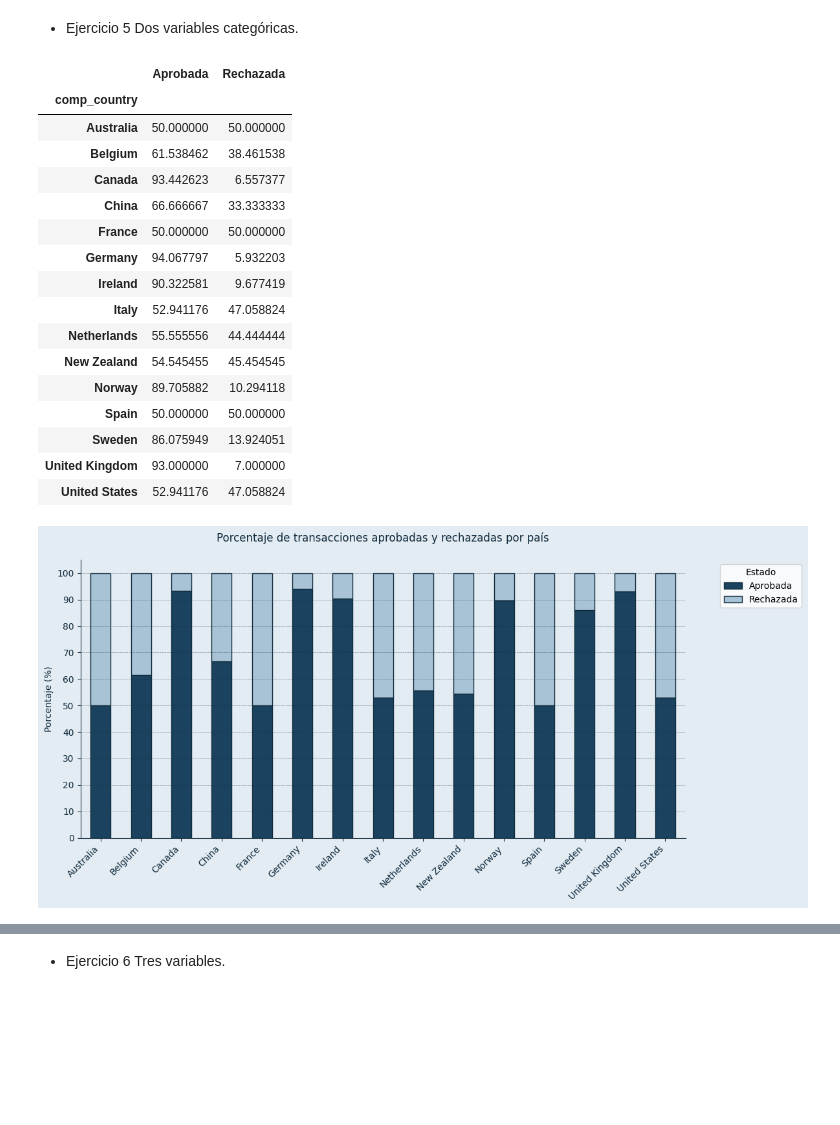
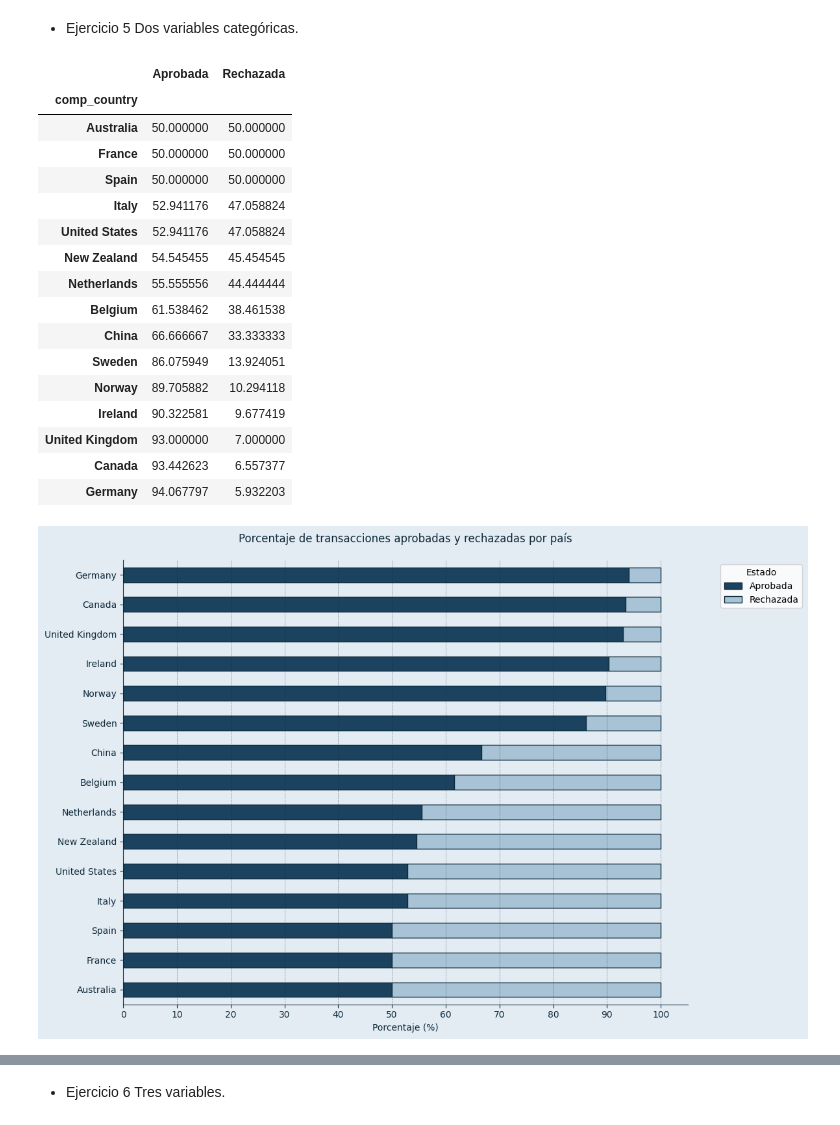
Before and after one commit to ingridtp/itacademy, a Jupyter notebook: Sprint 8/Sprint8.ipynb, the cells around one changed output, grey strips where cells are left out. Cells and saved outputs as stored; diff of their text form; code cells hidden in the pictures; blank space fills up the shorter version.

```diff
--- a/Sprint 8/Sprint8.ipynb
+++ b/Sprint 8/Sprint8.ipynb
@@ -497,50 +560,49 @@ df_tran_pais = df_transaction.merge(df_company[["comp_id", "comp_country"]], on=
 df_tran_x_pais = df_tran_pais.groupby(["comp_country", "tran_decline"]).size().unstack(fill_value=0)
 df_tran_x_pais_pct = df_tran_x_pais.div(df_tran_x_pais.sum(axis=1), axis=0) * 100
 df_tran_x_pais_pct.columns = ["Aprobada", "Rechazada"]
+df_tran_x_pais_pct = df_tran_x_pais_pct.sort_values("Aprobada", ascending=True)
 df_tran_x_pais_pct
 # %% [output]
 |  | Aprobada | Rechazada |
 | comp_country |  |  |
 | Australia | 50.000000 | 50.000000 |
+| France | 50.000000 | 50.000000 |
+| Spain | 50.000000 | 50.000000 |
+| Italy | 52.941176 | 47.058824 |
+| United States | 52.941176 | 47.058824 |
+| New Zealand | 54.545455 | 45.454545 |
+| Netherlands | 55.555556 | 44.444444 |
 | Belgium | 61.538462 | 38.461538 |
+| China | 66.666667 | 33.333333 |
+| Sweden | 86.075949 | 13.924051 |
+| Norway | 89.705882 | 10.294118 |
+| Ireland | 90.322581 | 9.677419 |
+| United Kingdom | 93.000000 | 7.000000 |
 | Canada | 93.442623 | 6.557377 |
-| China | 66.666667 | 33.333333 |
-| France | 50.000000 | 50.000000 |
 | Germany | 94.067797 | 5.932203 |
-| Ireland | 90.322581 | 9.677419 |
-| Italy | 52.941176 | 47.058824 |
-| Netherlands | 55.555556 | 44.444444 |
-| New Zealand | 54.545455 | 45.454545 |
-| Norway | 89.705882 | 10.294118 |
-| Spain | 50.000000 | 50.000000 |
-| Sweden | 86.075949 | 13.924051 |
-| United Kingdom | 93.000000 | 7.000000 |
-| United States | 52.941176 | 47.058824 |
 # %%
 # Crear figura y ejes
-fig, ax = plt.subplots(figsize=(12, 6))
+fig, ax = plt.subplots(figsize=(12, 8))
 
-# Graficar
+# Graficar barras horizontales apiladas
 df_tran_x_pais_pct.plot(
-    kind='bar',
+    kind='barh',
     stacked=True,
     color=[color_columna, color_columna_contraste],
     edgecolor=color_borde,
     ax=ax
 )
 
-# Estilo
+# Aplicar estilo
 aplicar_estilo(
     ax=ax,
     fig=fig,
     titulo="Porcentaje de transacciones aprobadas y rechazadas por país",
-    xlabel="",
-    ylabel="Porcentaje (%)",
-    xtick_labels=df_tran_x_pais_pct.index,
-    xtick_rotation=45,
-    grid_y=True,
-    intervalo_y=10,
-    leyenda_title="Estado",
+    xlabel="Porcentaje (%)",
+    ylabel="",
+    grid_x=True,
+    intervalo_x=10,
+    leyenda_title="Estado"
 )
 # %% [output]
-[figure, old version]
+[figure, new version]
```
Also changed, not shown: parts of 12 cells of this notebook.
